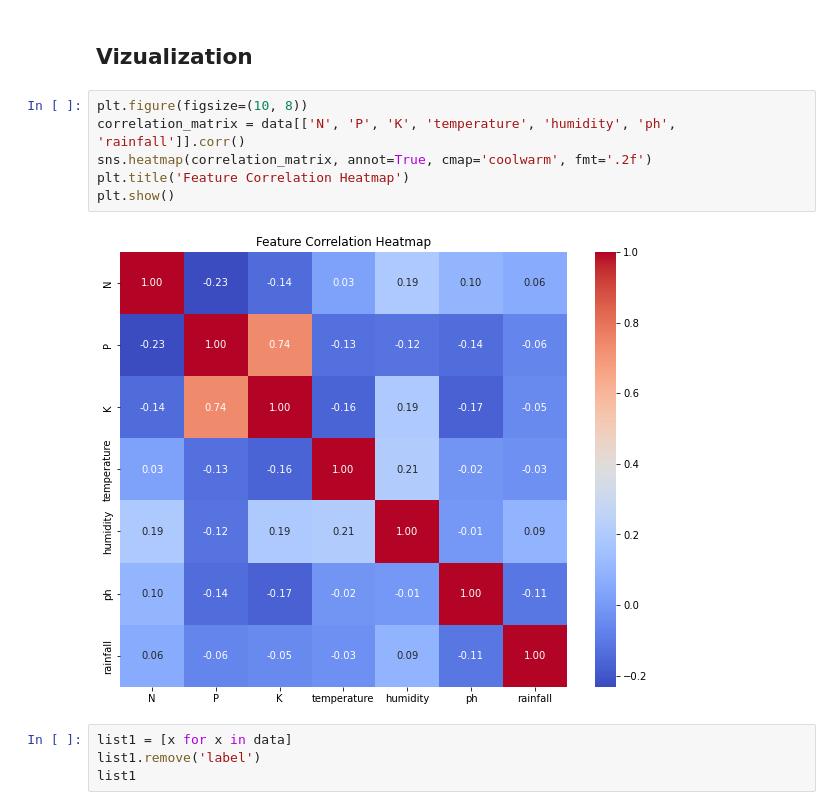
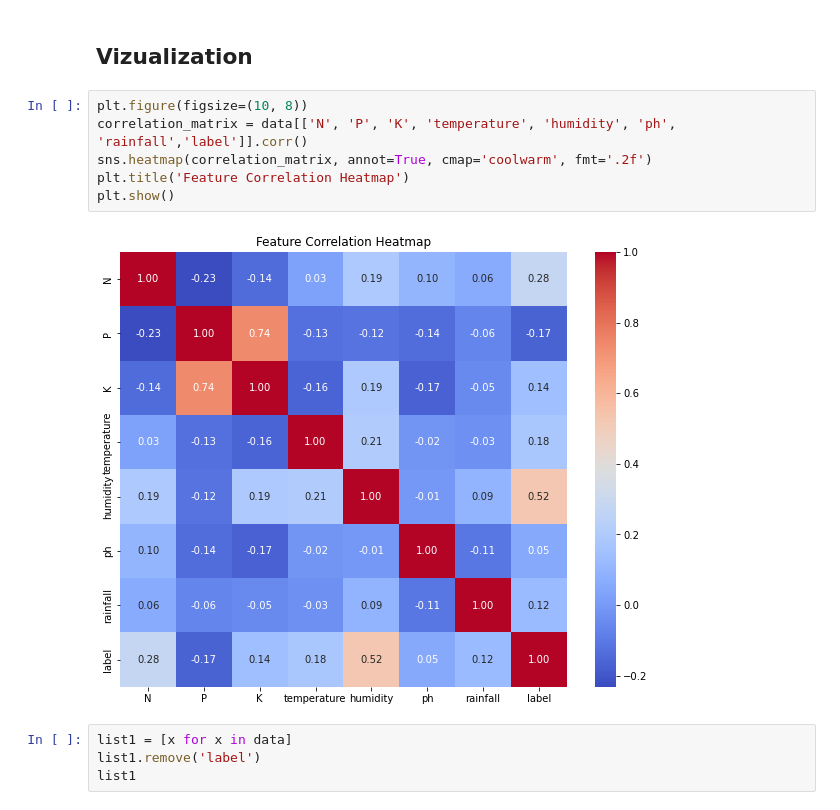
Before and after one commit to jalu30122003/crop_recomendation, a Jupyter notebook: proyek2.ipynb, the cells around one changed output. Saved outputs shown, nothing was run; the diff lists cells and outputs as text.

```diff
--- a/proyek2.ipynb
+++ b/proyek2.ipynb
@@ -110,12 +111,12 @@ plt.show()
 ## Vizualization
 # %%
 plt.figure(figsize=(10, 8))
-correlation_matrix = data[['N', 'P', 'K', 'temperature', 'humidity', 'ph', 'rainfall']].corr()
+correlation_matrix = data[['N', 'P', 'K', 'temperature', 'humidity', 'ph', 'rainfall','label']].corr()
 sns.heatmap(correlation_matrix, annot=True, cmap='coolwarm', fmt='.2f')
 plt.title('Feature Correlation Heatmap')
 plt.show()
 # %% [output]
-[figure, old version]
+[figure, new version]
 # %%
 list1 = [x for x in data]
 list1.remove('label')
```
Also changed, not shown: parts of 9 cells of this notebook.
